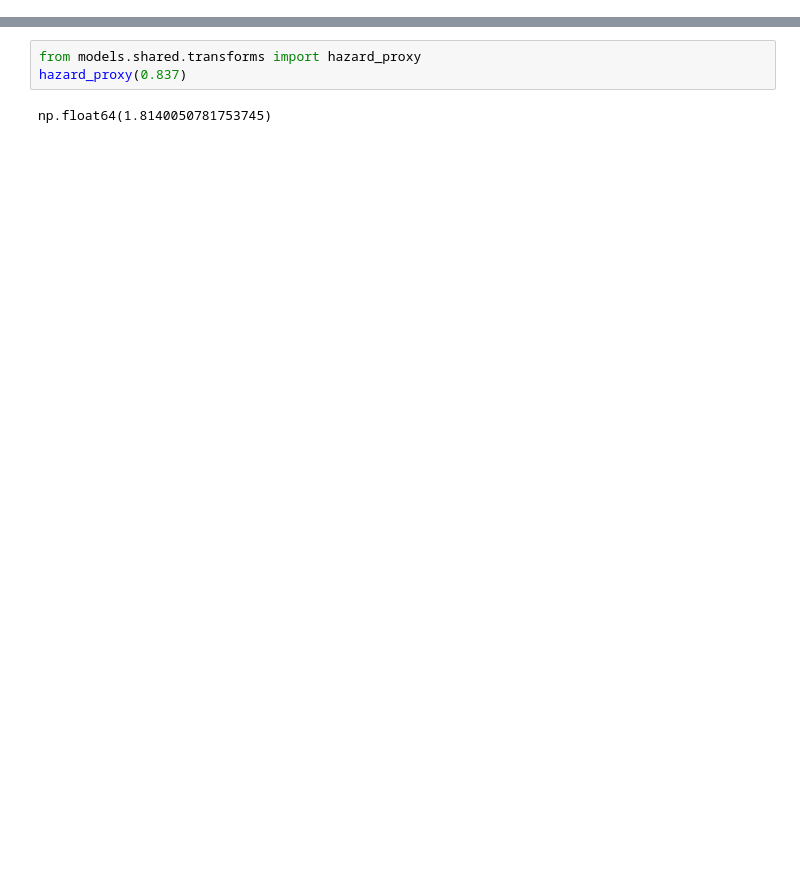
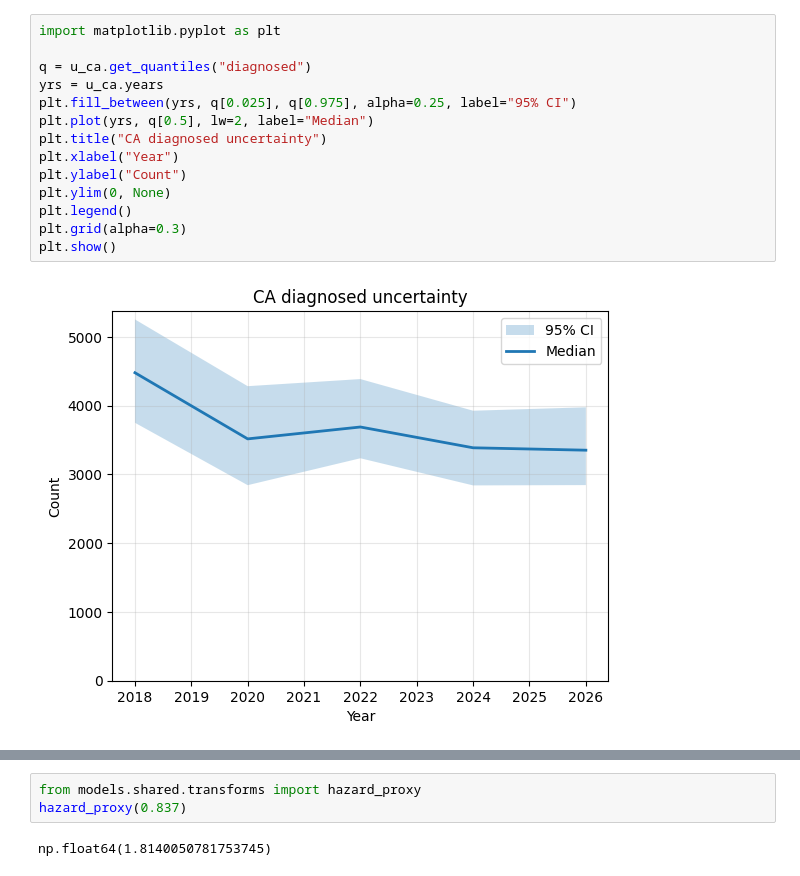
Before and after one commit to meibc/EEE-SD-Model-2026, a Jupyter notebook: test.ipynb, the cells around one changed output, grey strips where cells are left out. Saved outputs shown, nothing was run; the diff lists cells and outputs as text; blank space fills up the shorter version.

```diff
--- a/test.ipynb
+++ b/test.ipynb
@@ -68,0 +298,16 @@ undiagnosed_out      min=73,297.9702  max=75,809.1653
+# %%
+import matplotlib.pyplot as plt
+
+q = u_ca.get_quantiles("diagnosed")
+yrs = u_ca.years
+plt.fill_between(yrs, q[0.025], q[0.975], alpha=0.25, label="95% CI")
+plt.plot(yrs, q[0.5], lw=2, label="Median")
+plt.title("CA diagnosed uncertainty")
+plt.xlabel("Year")
+plt.ylabel("Count")
+plt.ylim(0, None)
+plt.legend()
+plt.grid(alpha=0.3)
+plt.show()
+# %% [output]
+[figure, added]
```
Also changed, not shown: parts of 15 cells of this notebook, 25 other files.
